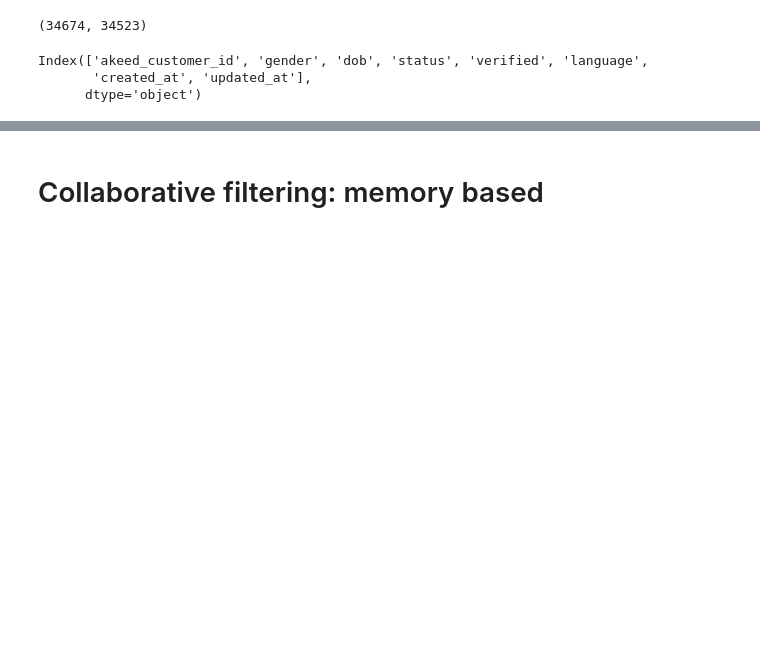
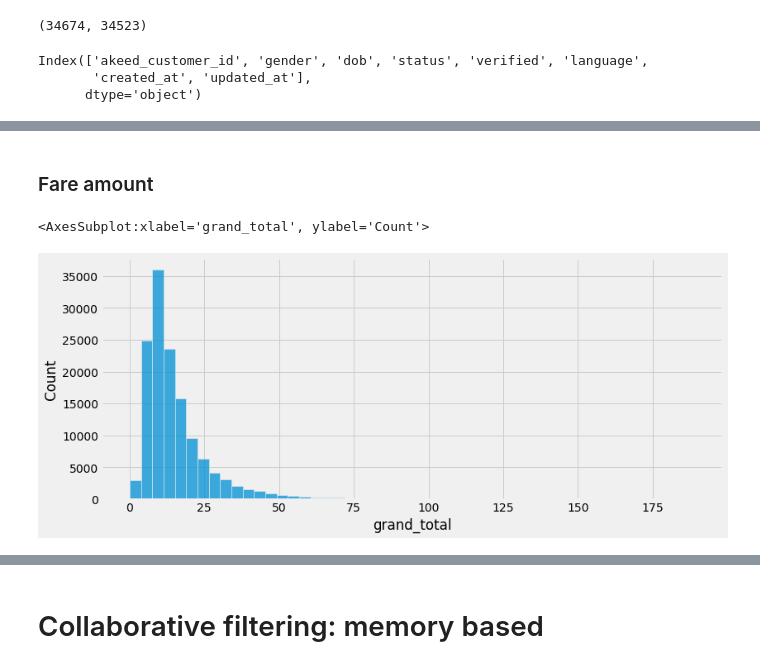
Before and after one commit to AurelSann/Recommendation_challenge, a Jupyter notebook: notebooks/Coco_Data_explo.ipynb, the cells around one changed output, grey strips where cells are left out. Cells and saved outputs as stored; diff of their text form; code cells hidden in the pictures; blank space fills up the shorter version.

```diff
--- a/notebooks/Coco_Data_explo.ipynb
+++ b/notebooks/Coco_Data_explo.ipynb
@@ -85,0 +106,11 @@ ModuleNotFoundError: No module named 'Recommendation_model'
+# %% [markdown]
+### Fare amount
+# %%
+plt.style.use('fivethirtyeight')
+plt.rcParams['font.size'] = 14
+plt.figure(figsize=(12,5))
+palette = sns.color_palette('Paired', 10)
+sns.histplot(orders[orders['grand_total'] < 200]['grand_total'], bins=50)
+# %% [output]
+<AxesSubplot:xlabel='grand_total', ylabel='Count'>
+[figure, added]
```
Also changed, not shown: parts of 35 cells of this notebook.
